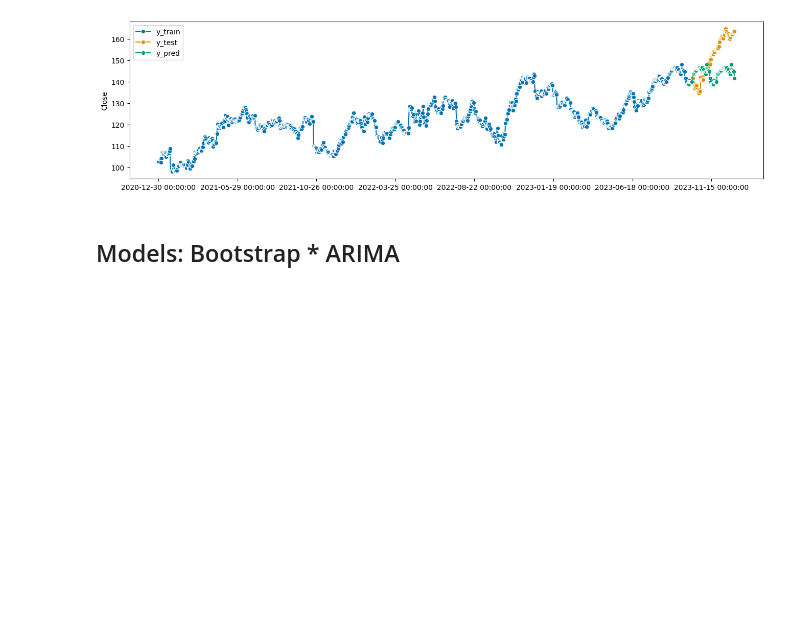
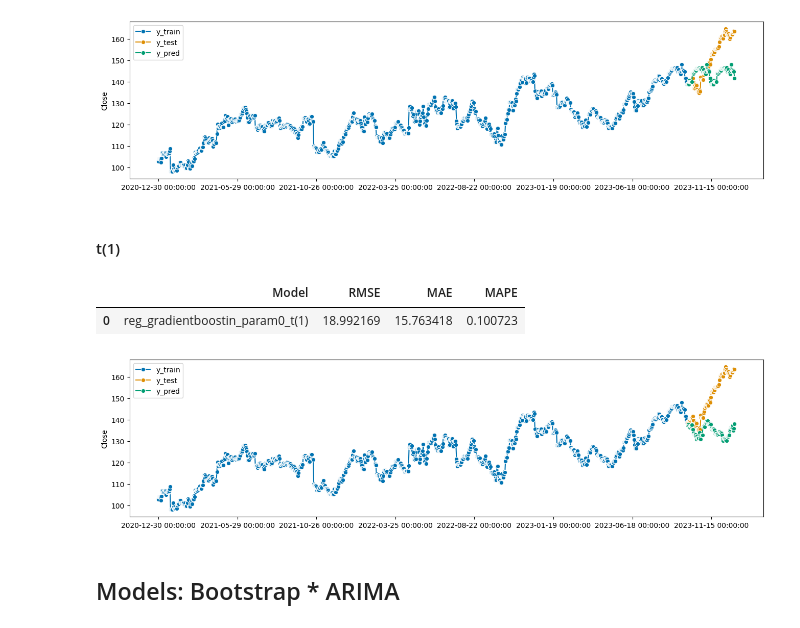
Before and after one commit to aferrers/stockpriceprediction, a Jupyter notebook: notebooks/notebook1.ipynb, the cells around one changed output. Cells and saved outputs as stored; diff of their text form; code cells hidden in the pictures; blank space fills up the shorter version.

Commit message:
file structure and error checks

```diff
--- a/notebooks/notebook1.ipynb
+++ b/notebooks/notebook1.ipynb
@@ -1543,22 +1626,30 @@ error_metrics_result
+# %% [markdown]
+#### t(1)
 # %%
 from sklearn.neighbors import KNeighborsRegressor
 from sktime.forecasting.compose import make_reduction
 from sktime.utils.plotting import plot_series
 
 regressor = KNeighborsRegressor(n_neighbors=1)
 forecaster = make_reduction(regressor, window_length=15, strategy="recursive")
 
 fh_n = ForecastingHorizon(y_test.index, is_relative=False)
 
-forecaster.fit(y_train)
-y_pred = forecaster.predict(fh_n)
+forecaster.fit(train_transformed)
+
+y_pred_transformed = forecaster.predict(fh_n)
+y_pred = differencer.inverse_transform(y_pred_transformed)
+
 plot_series(y_train, y_test, y_pred, labels=["y_train", "y_test", "y_pred"])
-#mean_absolute_percentage_error(y_test, y_pred, symmetric=False)
 
 # scores
-model_name = 'reg_knn_n1_t(0)'
+model_name = 'reg_gradientboostin_param0_t(1)'
 error_metrics_result = calculate_error_metrics(model_name, y_test, y_pred)
 error_metrics_result
+# %% [output]
+|  | Model | RMSE | MAE | MAPE |
+| 0 | reg_gradientboostin_param0_t(1) | 18.992169 | 15.763418 | 0.100723 |
+[figure, added]
 # %% [markdown]
 ## Models: Bootstrap * ARIMA
 # %%
```
Also changed, not shown: parts of 6 cells of this notebook.
